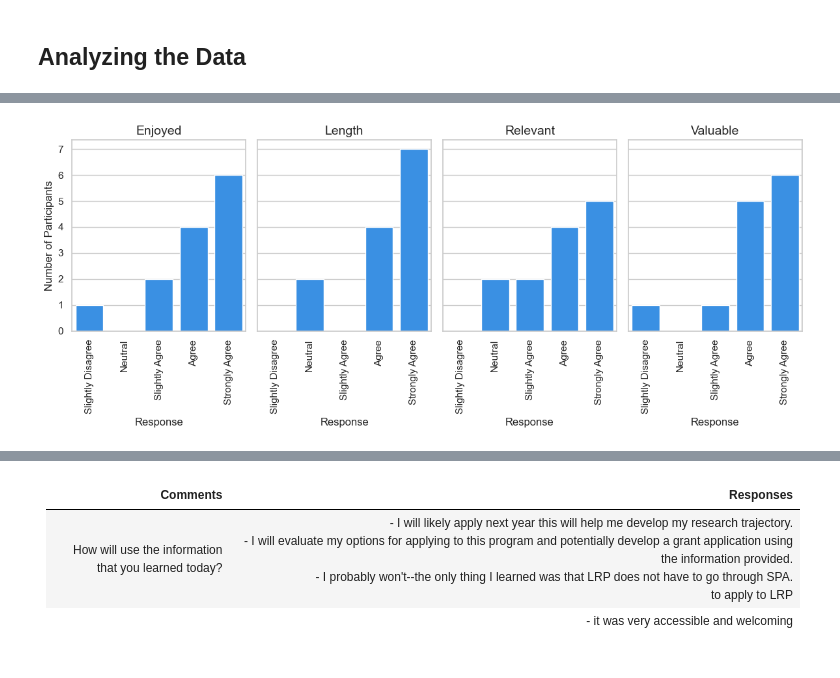
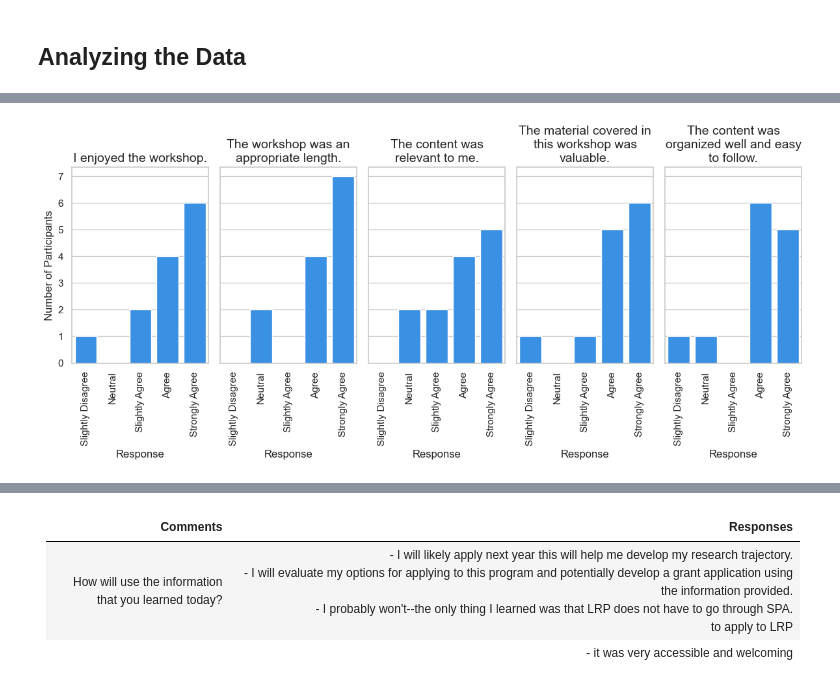
Before and after one commit to ycsara/DSProjects, a Jupyter notebook: Evaluation.ipynb, the cells around one changed output, grey strips where cells are left out. Drawn from its saved outputs; the diff is of its cells as text; code cells hidden in the pictures.

```diff
--- a/Evaluation.ipynb
+++ b/Evaluation.ipynb
@@ -95,9 +97,15 @@ To begin the analysis, the workshop had a diverse 13 participants. profile graph
 # %%
 scale = {3: 'Slightly Disagree', 4: 'Neutral', 5:'Slightly Agree', 6:'Agree', 7:'Strongly Agree'}
 order = ['Slightly Disagree', 'Neutral', 'Slightly Agree', 'Agree', 'Strongly Agree']
-learning = ['loan_process', 'necessary_tools']
-quality = ['enjoyed', 'length', 'relevant', 'valuable']
-implement = ['implement_workshop', 'strategies']
+learning = {'loan_process': 'I understand the basic process of submitting an NIH Loan Repayment application.',
+            'necessary_tools': 'I now know how to access the tools necessary to develop an NIH Loan Repayment application.'}
+quality = {'enjoyed': 'I enjoyed the workshop.',
+           'length': 'The workshop was an appropriate length.',
+           'relevant': 'The content was relevant to me.',
+           'valuable': 'The material covered in this workshop was valuable.',
+           'organized': 'The content was organized well and easy to follow.'}
+implement = {'implement_workshop': 'I feel capable to implement the workshop material.',
+             'strategies': 'I intend to use the strategies I learned in this workshop.'}
 # %%
 def multi_plots(rating, length, color):
     sns.set_theme(style="whitegrid")
@@ -123,25 +133,27 @@ plt.show()
 # %%
 sns.set_theme(style="whitegrid")
-fig, axes = plt.subplots(1, 4, figsize=(12,5), sharey=True)
+fig, axes = plt.subplots(1, 5, figsize=(12,5.5), sharey=True)
 
 for i, j in enumerate(quality):
     data[j] = data[j].map(scale)
     frame = data[j].value_counts().reindex(order, fill_value=0).reset_index()
     frame.columns = ['Scale', 'Count']
 
     sns.barplot(data=frame, x='Scale', y='Count', ax=axes[i], color='dodgerblue')
 
     axes[i].tick_params(axis='x', rotation=90)
-    axes[i].set_title(j.replace("_", " ").title(), fontsize=14)
+    title = quality.get(j)
+    wrapped_title = "\n".join(textwrap.wrap(title, 23))
+    axes[i].set_title(wrapped_title, fontsize=14)
     axes[i].set_xlabel('Response')
     if i == 0:
         axes[i].set_ylabel('Number of Participants')
 
 
 plt.tight_layout()
 plt.show()
 # %% [output]
-[figure, old version]
+[figure, new version]
 # %%
 multi_plots(implement, 2, 'cornflowerblue')
 plt.tight_layout()
```
Also changed, not shown: parts of 6 cells of this notebook.
